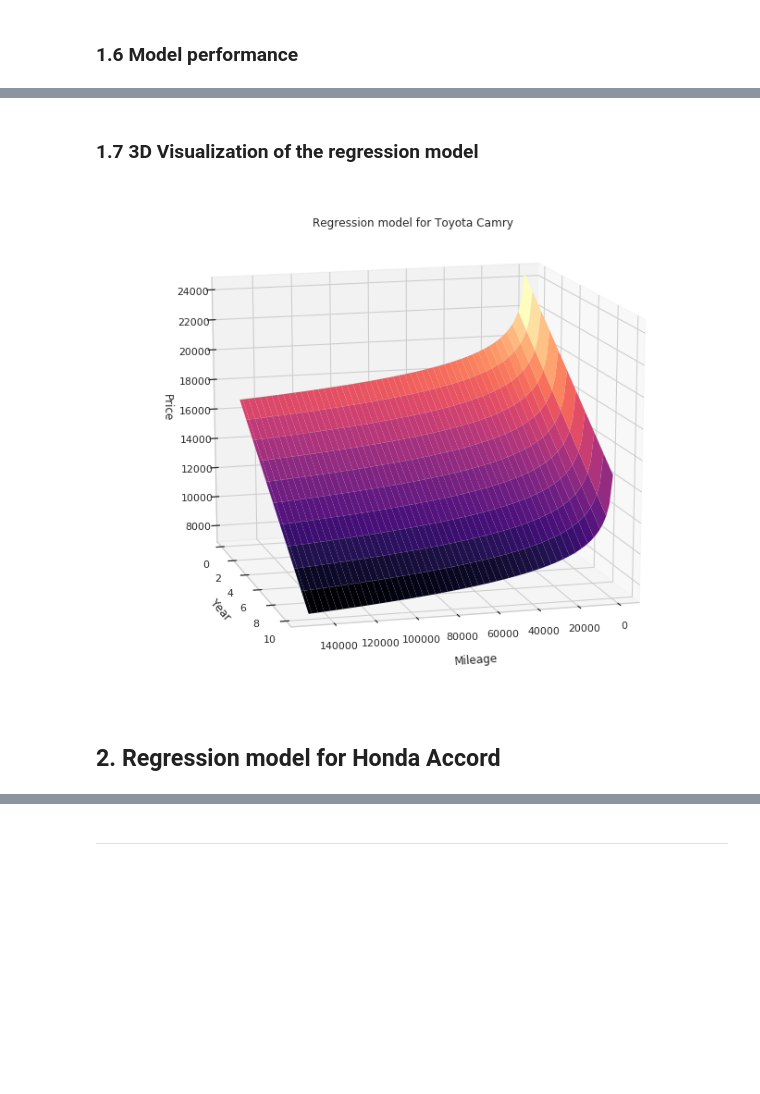
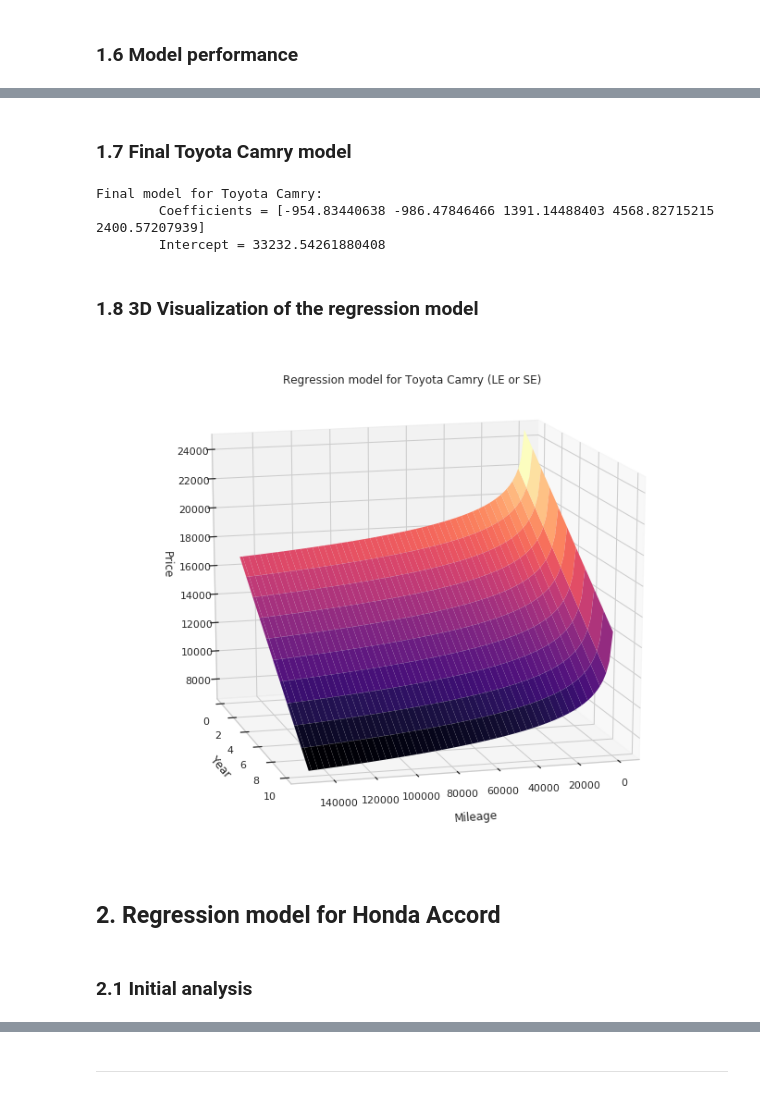
Before and after one commit to mEyob/linear-regression-car-price, a Jupyter notebook: analysis.ipynb, the cells around one changed output, grey strips where cells are left out. Cells and saved outputs as stored; diff of their text form; code cells hidden in the pictures; blank space fills up the shorter version.

```diff
--- a/analysis.ipynb
+++ b/analysis.ipynb
@@ -612,34 +635,46 @@ pprint(result)
+# %% [markdown]
+### 1.7 Final Toyota Camry model
+# %%
+from collections import namedtuple
+
+final_model = namedtuple('model', 'coef_ intercept_')
+toyota_model = final_model(result['coef_means'], result['Intercept']['mean'])
+
+print('Final model for Toyota Camry: \n\tCoefficients = {} \n\tIntercept = {}'.format(toyota_model.coef_, toyota_model.intercept_))
+# %% [output]
+Final model for Toyota Camry:
+        Coefficients = [-954.83440638 -986.47846466 1391.14488403 4568.82715215 2400.57207939]
+        Intercept = 33232.54261880408
 # %% [markdown]
-### 1.7 3D Visualization of the regression model
+### 1.8 3D Visualization of the regression model
 # %%
 from mpl_toolkits import mplot3d
 
-columns = ['Mileage_log', 'Year_ctr_2019','XLE' ,'XSE', 'Hybrid','Price']
-model = train_test_plot(toyota_exc_outliers, columns, visualize=False,regularizer='e')
-
-def f(m, y):
-  return model.coef_.dot(np.array([np.log2(m), y, 0, 0, 0])) + model.intercept_
+def f(model, m, y, *args):
+  return model.coef_.dot(np.array([np.log2(m), y, *args])) + model.intercept_
 
 mileage = np.linspace(500, 150000, 100)
 year = range(11)
 
 X, Y = np.meshgrid(mileage, year)
 
-Z = f(X, Y)
+Z = f(toyota_model, X, Y, 0, 0, 0)
 fig = plt.figure(figsize=(12,10))
 ax=fig.add_subplot(111,projection='3d')
 
 ax.plot_surface(X,Y,Z, cmap='magma',edgecolor='none')
 
-ax.set_title('Regression model for Toyota Camry');
+ax.set_title('Regression model for Toyota Camry (LE or SE)');
 ax.set_xlabel('\nMileage', linespacing=3.2)
 ax.set_ylabel('\nYear')
 ax.set_zlabel('\nPrice', linespacing=3.2);
 ax.view_init(15, 75)
 # %% [output]
-[figure, old version]
+[figure, new version]
 # %% [markdown]
 ## 2. Regression model for Honda Accord
+# %% [markdown]
+### 2.1 Initial analysis
 # %%
 honda = car_listings[(car_listings.Make == 'Honda')].copy()
 honda.sort_values(by='Mileage', inplace=True)
```
Also changed, not shown: parts of 82 cells of this notebook.
